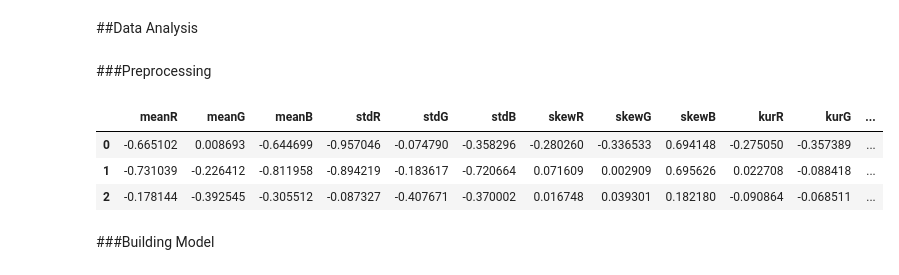
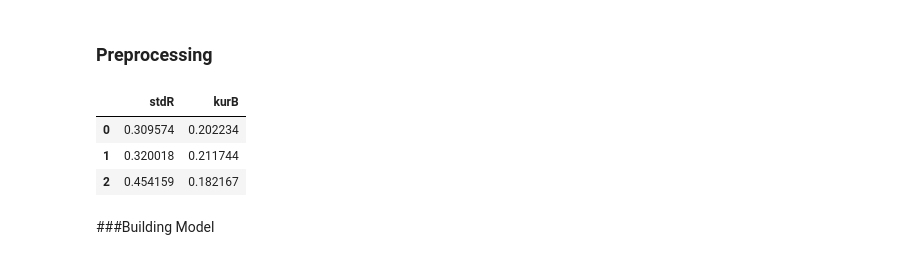
Before and after one commit to salmafthn/Linear-SOM-for-Color-Feature-Datasets, a Jupyter notebook: Normal.ipynb, the cells around one changed output. Drawn from its saved outputs; the diff is of its cells as text; code cells hidden in the pictures.

```diff
--- a/Normal.ipynb
+++ b/Normal.ipynb
@@ -16,7 +12,5 @@ from somperf.utils.topology import rectangular_topology_dist
 
 import optuna
 import numpy as np
-# %% [markdown]
-##Data Analysis
 # %%
 df = pd.read_excel('dataset.xlsx', sheet_name='Sheet1')
@@ -24,15 +17,17 @@ data = df.iloc[:,:-1].values
+# %%
+df_normal = df[['stdR', 'kurB']].copy()
 # %% [markdown]
-###Preprocessing
+### Preprocessing
 # %%
 #Standarization
-scaler = StandardScaler()
+scaler = MinMaxScaler()
 
-df_scaled = scaler.fit_transform(df.copy())
-df_scaled = pd.DataFrame(df_scaled, columns=df.columns)
+df_minmax = scaler.fit_transform(df_normal.copy())
+df_minmax = pd.DataFrame(df_minmax, columns=df_normal.columns)
 
-df_scaled.head(3)
+df_minmax.head(3)
 # %% [output]
-|  | meanR | meanG | meanB | stdR | stdG | stdB | skewR | skewG | skewB | kurR | kurG | ... |
-| 0 | -0.665102 | 0.008693 | -0.644699 | -0.957046 | -0.074790 | -0.358296 | -0.280260 | -0.336533 | 0.694148 | -0.275050 | -0.357389 | ... |
-| 1 | -0.731039 | -0.226412 | -0.811958 | -0.894219 | -0.183617 | -0.720664 | 0.071609 | 0.002909 | 0.695626 | 0.022708 | -0.088418 | ... |
-| 2 | -0.178144 | -0.392545 | -0.305512 | -0.087327 | -0.407671 | -0.370002 | 0.016748 | 0.039301 | 0.182180 | -0.090864 | -0.068511 | ... |
+|  | stdR | kurB |
+| 0 | 0.309574 | 0.202234 |
+| 1 | 0.320018 | 0.211744 |
+| 2 | 0.454159 | 0.182167 |
```
Also changed, not shown: parts of 28 cells of this notebook, 7 other files.
